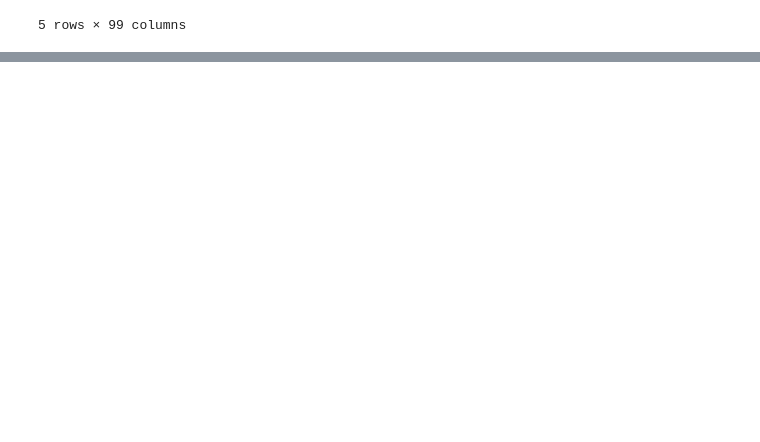
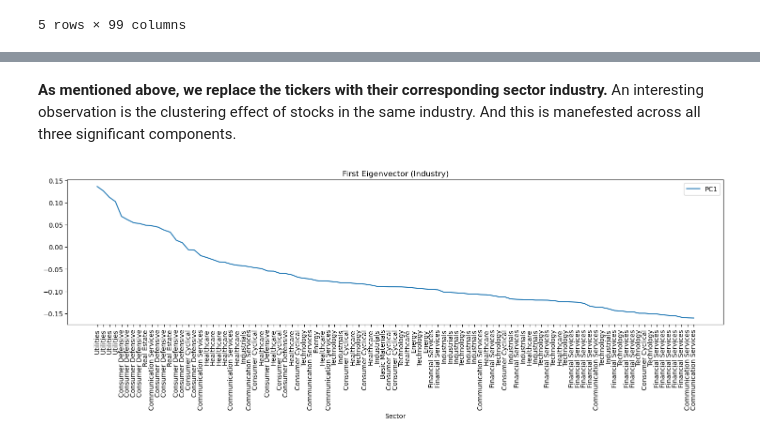
Before and after one commit to shaoyuliu98/Quantitative-Research, a Jupyter notebook: Eigen Portfolio.ipynb, the cells around one changed output, grey strips where cells are left out. Drawn from its saved outputs; the diff is of its cells as text; code cells hidden in the pictures; blank space fills up the shorter version.

```diff
--- a/Eigen Portfolio.ipynb
+++ b/Eigen Portfolio.ipynb
@@ -38,0 +163,3 @@ price_df.head(5)
+# %%
+sector_name = pd.read_csv('./data/SP 100 Sector Data.csv')
+print(tabulate(sector_name.loc[sector_name['Ticker']!='DOW'].groupby('Sector').count(),headers=['Sector','Count']))
@@ -38,0 +180,10 @@ price_df.head(5)
+# %% [markdown]
+**As mentioned above, we replace the tickers with their corresponding sector industry.** An interesting observation is the clustering effect of stocks in the same industry. And this is manefested across all three significant components.
+# %%
+pc1_sort_industry = pc1_sort.merge(sector_name,how='left',left_index=True,right_on='Ticker')[['PC1','Sector']].set_index('Sector')
+pc1_sort_industry.plot(figsize=(18,4))
+plt.xticks(range(len(pc1_sort_industry)),pc1_sort_industry.index,rotation=90)
+plt.title('First Eigenvector (Industry)')
+plt.show()
+# %% [output]
+[figure, added]
```
Also changed, not shown: parts of 18 cells of this notebook.
